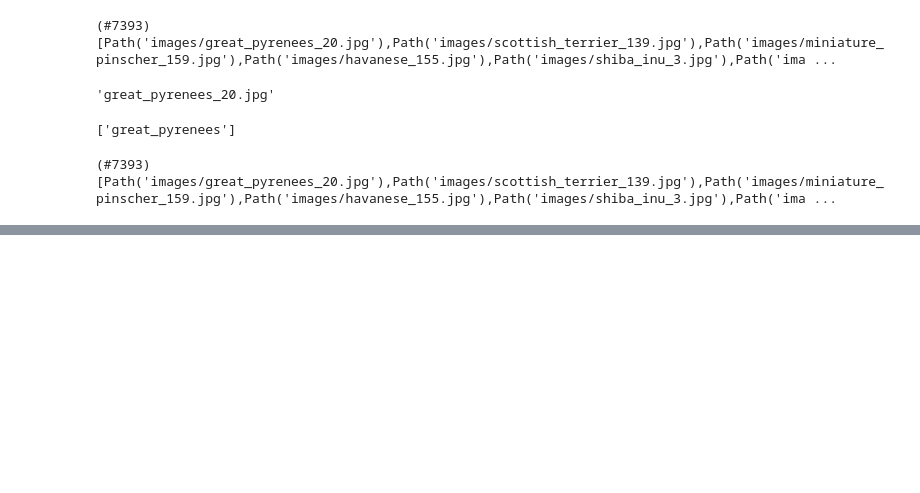
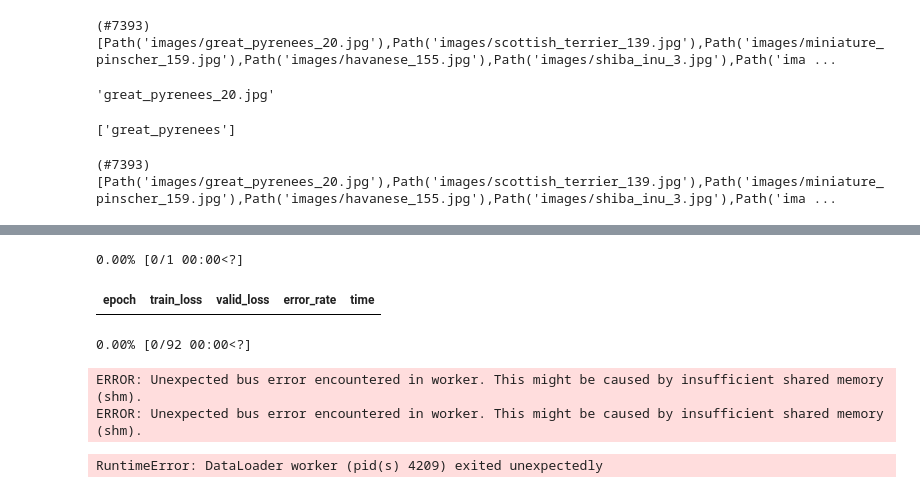
Before and after one commit to atozncoder/ai, a Jupyter notebook: BookChapter5.ipynb, the cells around one changed output, grey strips where cells are left out. Cells and saved outputs as stored; diff of their text form; code cells hidden in the pictures; blank space fills up the shorter version.

```diff
--- a/BookChapter5.ipynb
+++ b/BookChapter5.ipynb
@@ -42,0 +98,10 @@ dls = pets.dataloaders(path/"images")
+# %%
+learn = vision_learner(dls, resnet34, metrics=error_rate)
+learn.fine_tune(2)
+# %% [output]
+0.00% [0/1 00:00<?]
+| epoch | train_loss | valid_loss | error_rate | time |
+0.00% [0/92 00:00<?]
+ERROR: Unexpected bus error encountered in worker. This might be caused by insufficient shared memory (shm).
+ERROR: Unexpected bus error encountered in worker. This might be caused by insufficient shared memory (shm).
+RuntimeError: DataLoader worker (pid(s) 4209) exited unexpectedly
```
Also changed, not shown: parts of 3 cells of this notebook, 2 other files.
